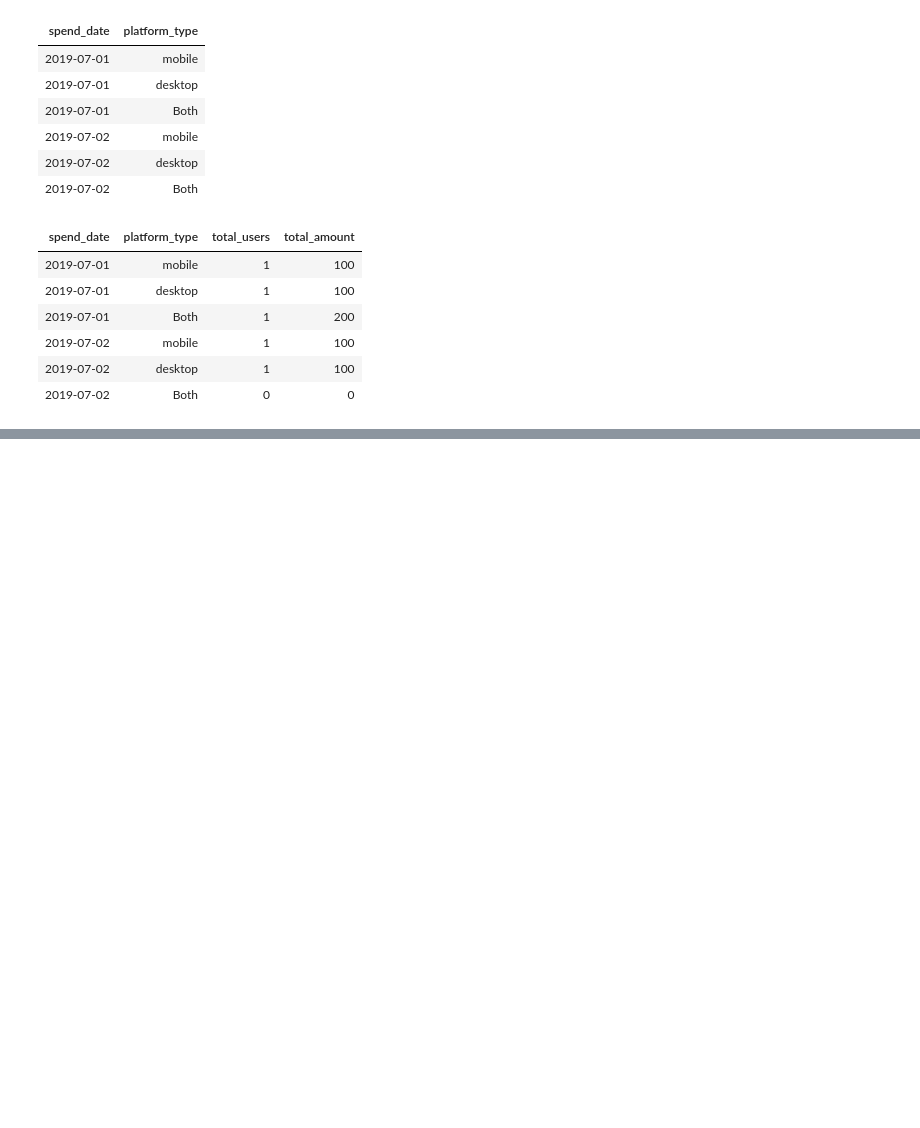
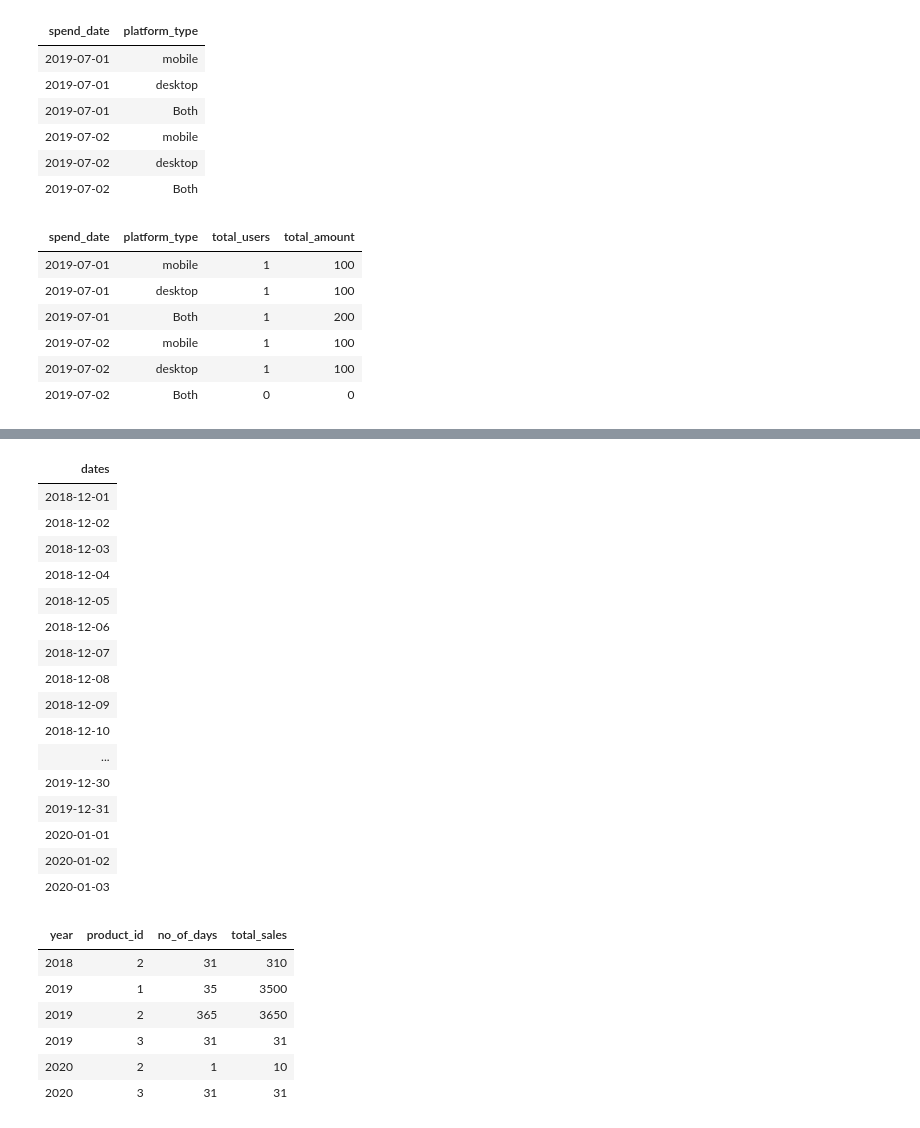
Before and after one commit to Rupam-1/SQL-Pyspark-practise_youtube, a Jupyter notebook: 02. PYSPARK - Part1.ipynb, the cells around one changed output, grey strips where cells are left out. Cells and saved outputs as stored; diff of their text form; code cells hidden in the pictures; blank space fills up the shorter version.

```diff
--- a/02. PYSPARK - Part1.ipynb
+++ b/02. PYSPARK - Part1.ipynb
@@ -971,0 +1012,57 @@ final_df.display()
+# %%
+from pyspark.sql.functions import *
+
+date_df = sales_df.select(
+    explode(
+        sequence(
+            col("period_start"),
+            col("period_end")
+        )
+    ).alias("dates")
+).distinct().orderBy("dates")
+date_df.display()
+
+final_df = date_df.alias("d").join(
+    sales_df.alias("s"),
+    col("d.dates").between(
+        col("s.period_start"),
+        col("s.period_end")
+    ),
+    "inner"
+).groupBy(
+    year(col("d.dates")).alias("year"),
+    col("s.product_id")
+).agg(
+    count(col("d.dates")).alias("no_of_days"),
+    sum(col("s.average_daily_sales")).alias("total_sales")
+).orderBy(
+    col("year"),
+    col("s.product_id")
+)
+
+final_df.display()
+# %% [output]
+| dates |
+| 2018-12-01 |
+| 2018-12-02 |
+| 2018-12-03 |
+| 2018-12-04 |
+| 2018-12-05 |
+| 2018-12-06 |
+| 2018-12-07 |
+| 2018-12-08 |
+| 2018-12-09 |
+| 2018-12-10 |
+| ... |
+| 2019-12-30 |
+| 2019-12-31 |
+| 2020-01-01 |
+| 2020-01-02 |
+| 2020-01-03 |
+| year | product_id | no_of_days | total_sales |
+| 2018 | 2 | 31 | 310 |
+| 2019 | 1 | 35 | 3500 |
+| 2019 | 2 | 365 | 3650 |
+| 2019 | 3 | 31 | 31 |
+| 2020 | 2 | 1 | 10 |
+| 2020 | 3 | 31 | 31 |
```
Also changed, not shown: parts of 2 cells of this notebook, 1 other file.
